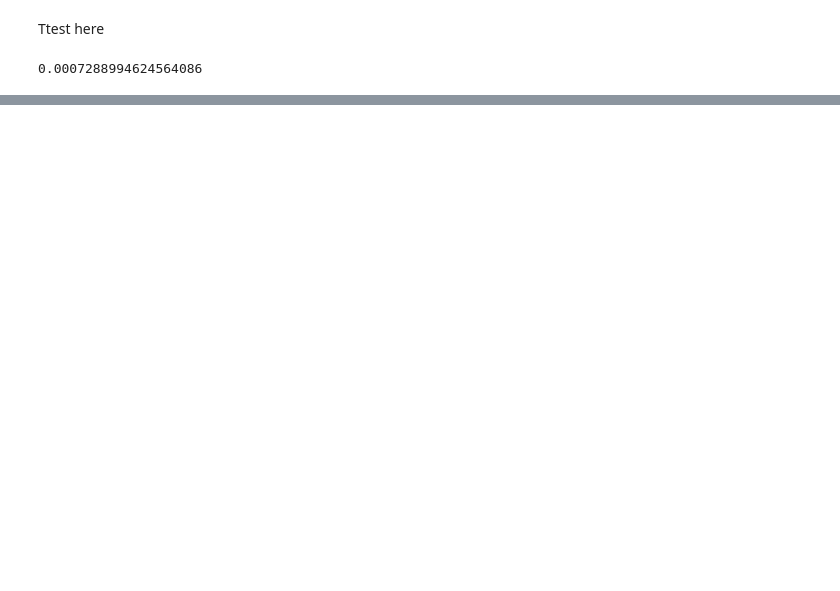
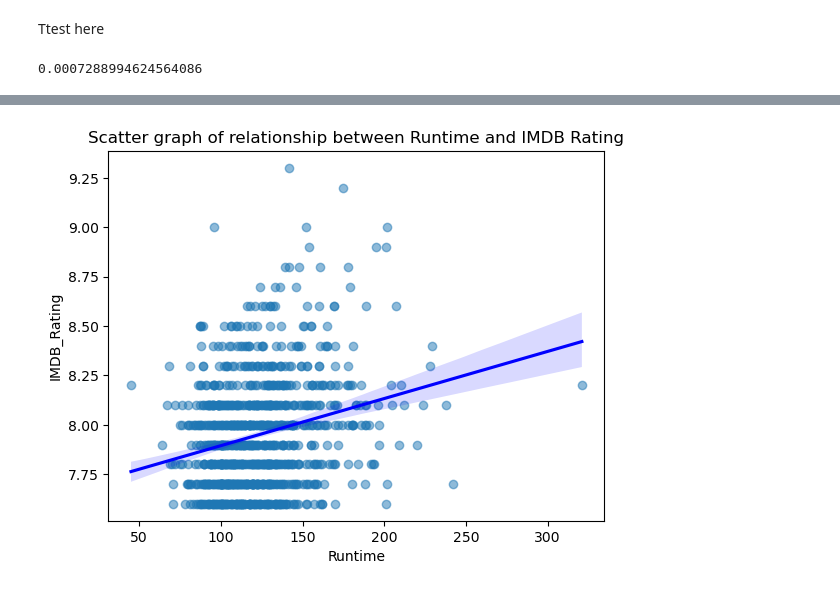
Before and after one commit to Doctor2007/movie_analysis, a Jupyter notebook: main.ipynb, the cells around one changed output, grey strips where cells are left out. Drawn from its saved outputs; the diff is of its cells as text; code cells hidden in the pictures; blank space fills up the shorter version.

```diff
--- a/main.ipynb
+++ b/main.ipynb
@@ -170,0 +196,6 @@ plt.show()
+# %%
+sns.regplot(x = movies['Runtime'] , y = movies['IMDB_Rating'] , scatter_kws={'alpha':0.5}, line_kws={'color': 'blue'})
+plt.title('Scatter graph of relationship between Runtime and IMDB Rating')
+plt.show()
+# %% [output]
+[figure, added]
```
Also changed, not shown: parts of 31 cells of this notebook.
